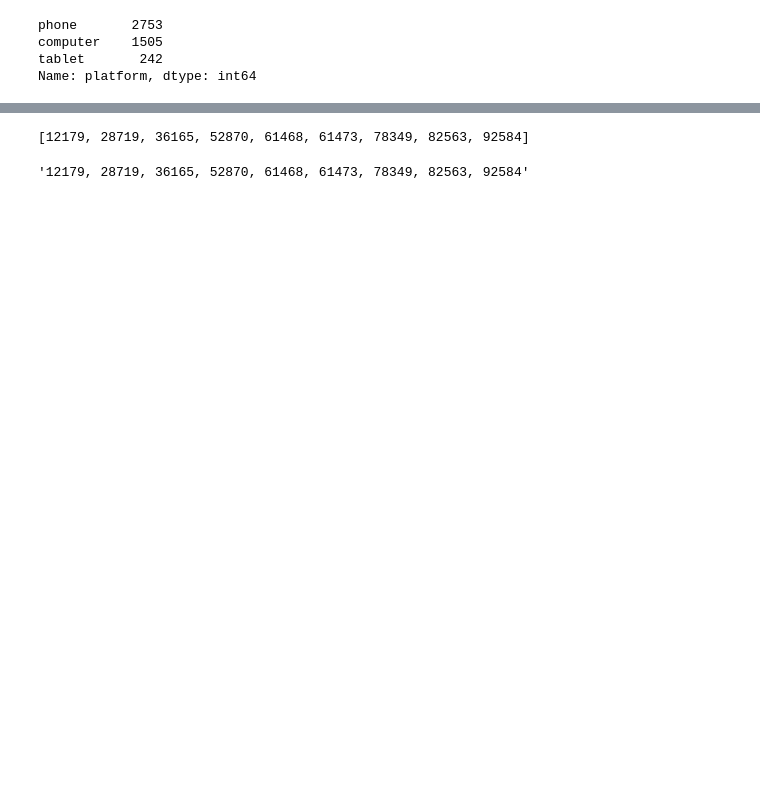
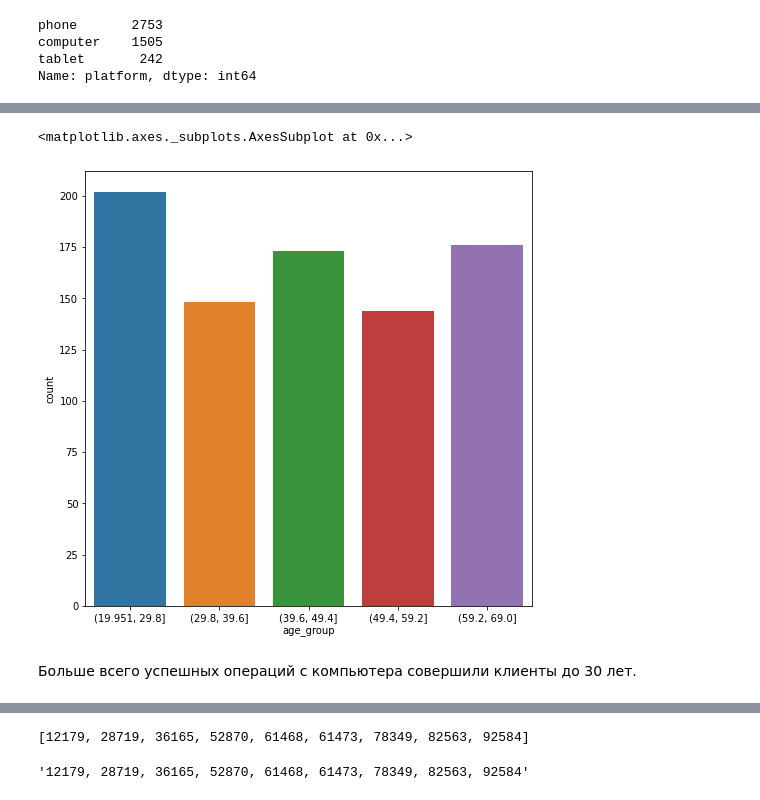
Before and after one commit to AlinaTyub/Data_analyst, a Jupyter notebook: logs.ipynb, the cells around one changed output, grey strips where cells are left out. Drawn from its saved outputs; the diff is of its cells as text; code cells hidden in the pictures; blank space fills up the shorter version.

```diff
--- a/logs.ipynb
+++ b/logs.ipynb
@@ -96,0 +202,5 @@ Name: platform, dtype: int64
+# %%
+computer_success = users_data.merge(logs).query('platform == "computer" and success == True')
+# %%
+computer_success['age_group'] = pd.cut(computer_success['age'], 5)
+computer_success.head()
@@ -96,0 +214,8 @@ Name: platform, dtype: int64
+# %%
+plt.figure(figsize=(8, 8))
+sns.countplot(x="age_group", data = computer_success)
+# %% [output]
+<matplotlib.axes._subplots.AxesSubplot at 0x...>
+[figure, added]
+# %% [markdown]
+Больше всего успешных операций с компьютера совершили клиенты до 30 лет.
```
Also changed, not shown: parts of 111 cells of this notebook.
